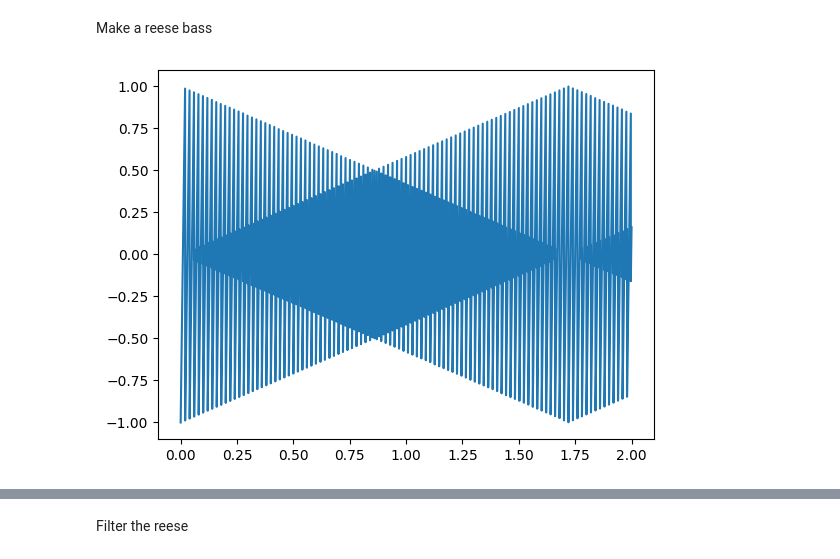
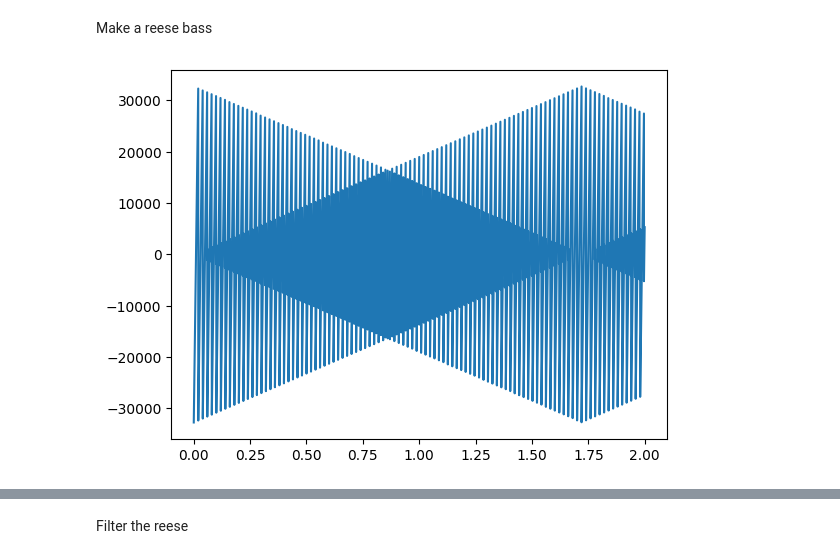
Before and after one commit to geekrope/dft, a Jupyter notebook: dft.ipynb, the cells around one changed output, grey strips where cells are left out. Cells and saved outputs as stored; diff of their text form; code cells hidden in the pictures.

```diff
--- a/dft.ipynb
+++ b/dft.ipynb
@@ -1,6 +1,7 @@
 # %%
 import os
 base_path = "C:\\Documents\\python projects\\dft"
+out_path = "C:\\Documents\\python projects\\dft\\out"
 # %%
 import scipy.fft
 import numpy as np
@@ -273,6 +274,16 @@ def plot_spectrogram(spectral_data, frame_size, sample_rate, im=None, ax=None):
         return im, ax
 
 
+def save_audio(time_data, sample_rate, base_path, file_name):
+    processed_path = os.path.join(base_path, file_name)
+
+    time_data = np.clip(time_data, -wav_range, wav_range).astype(np.int16)
+
+    wavfile.write(processed_path, sample_rate, time_data)
+
+    return Audio(filename=processed_path)
+
+
 spectral_data, sample_size = spectrogram(data[:, 0], frame_size, overlap=0)
 
 plt.title("Sound spectrum")
@@ -399,34 +408,28 @@ Make a reese bass
 # %%
 duration = 2
 
 
 def saw(x, freq):
     return np.mod(x, 1 / freq) * 2 * freq - 1
 
 
 x = np.linspace(0, duration, sample_rate * duration)
 freq = 50
 fine = 20
 
 base = saw(x, freq)
 overtone = saw(x, freq * 2**(fine / 1200))
 
 reese = base + overtone
 reese /= np.max(np.abs(reese))
+reese *= wav_range
 
 plt.plot(time_range(len(reese), sample_rate), reese)
 plt.show()
 
-processed_path = os.path.join(base_path, "saw_unfiltered.wav")
-wavfile.write(
-    processed_path,
-    sample_rate,
-    (reese *
-     wav_range).astype(
-        np.int16))
-Audio(filename=processed_path)
+save_audio(reese, sample_rate, out_path, "saw_unfiltered.wav")
 # %% [output]
-[figure, old version]
+[figure, new version]
 [interactive output not drawn]
 # %% [markdown]
 Filter the reese
```
Also changed, not shown: parts of 7 cells of this notebook, 6 other files.
